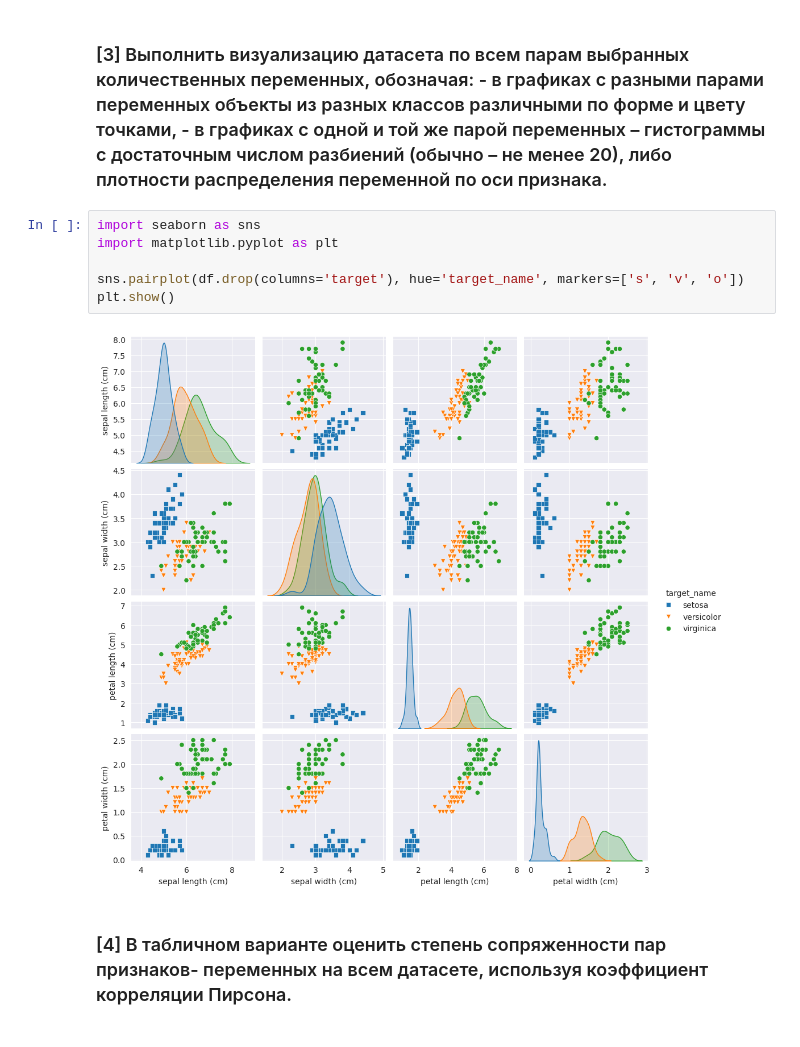
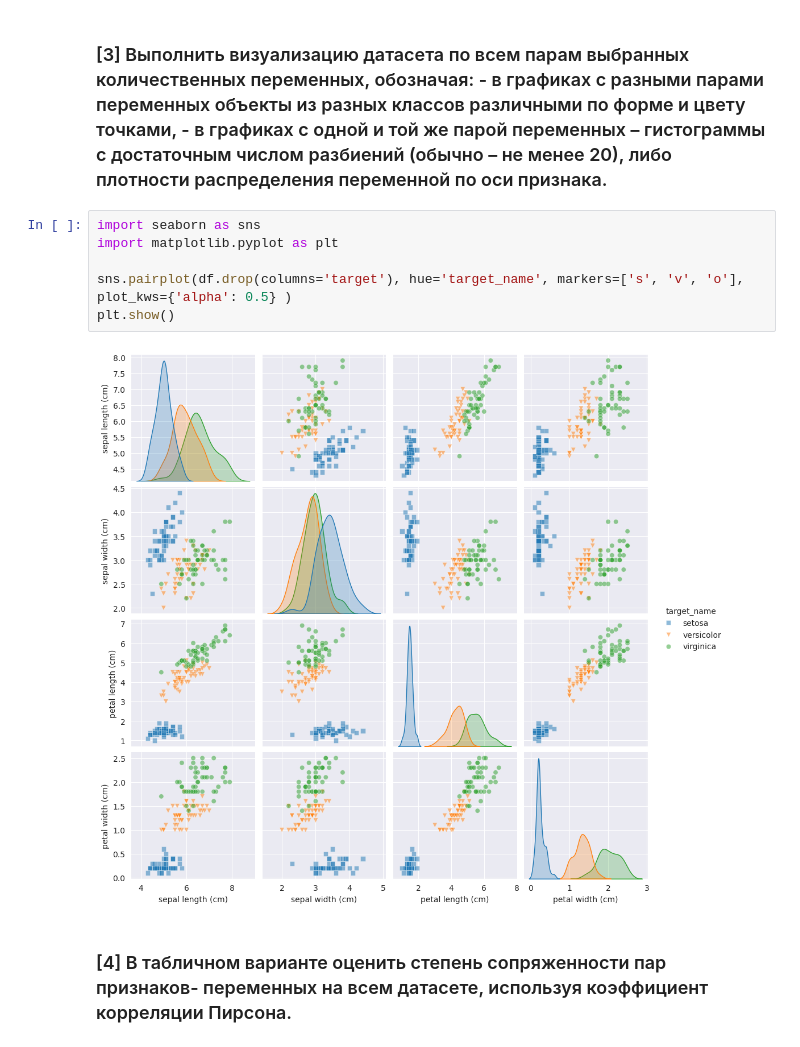
Before and after one commit to DancingCerberus/datascience_NSU, a Jupyter notebook: lab1/lab1.ipynb, the cells around one changed output. Drawn from its saved outputs; the diff is of its cells as text.

```diff
--- a/lab1/lab1.ipynb
+++ b/lab1/lab1.ipynb
@@ -87,11 +87,11 @@ df.describe()
 # %%
 import seaborn as sns
 import matplotlib.pyplot as plt
 
-sns.pairplot(df.drop(columns='target'), hue='target_name', markers=['s', 'v', 'o'])
+sns.pairplot(df.drop(columns='target'), hue='target_name', markers=['s', 'v', 'o'],  plot_kws={'alpha': 0.5} )
 plt.show()
 # %% [output]
-[figure, old version]
+[figure, new version]
 # %% [markdown]
 ### [4] В табличном варианте оценить степень сопряженности пар признаков- переменных на всем датасете, используя коэффициент корреляции Пирсона.
 # %%
```
Also changed, not shown: parts of 6 cells of this notebook.
